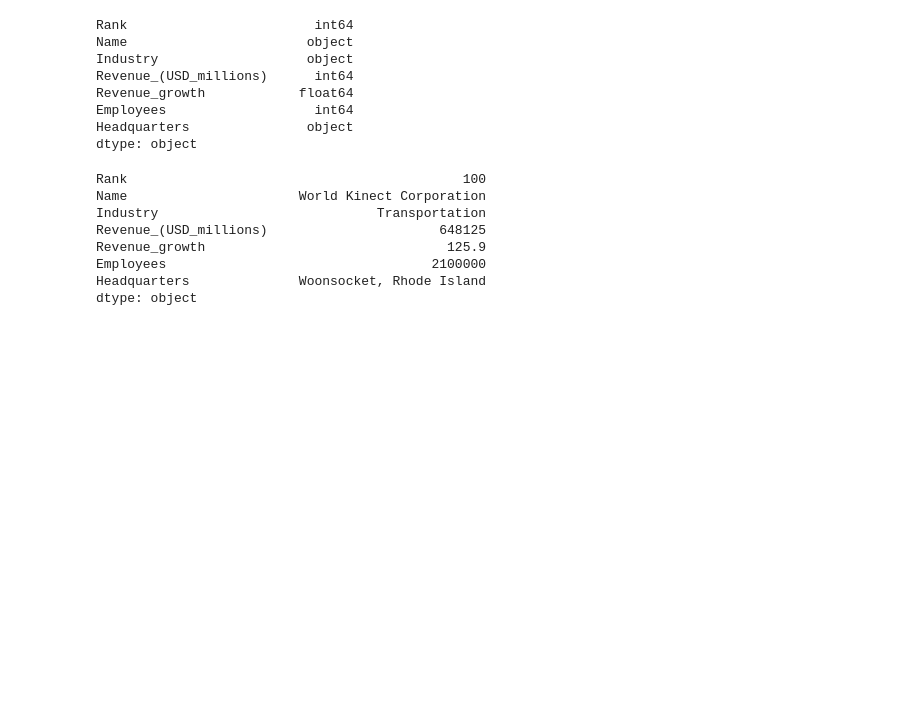
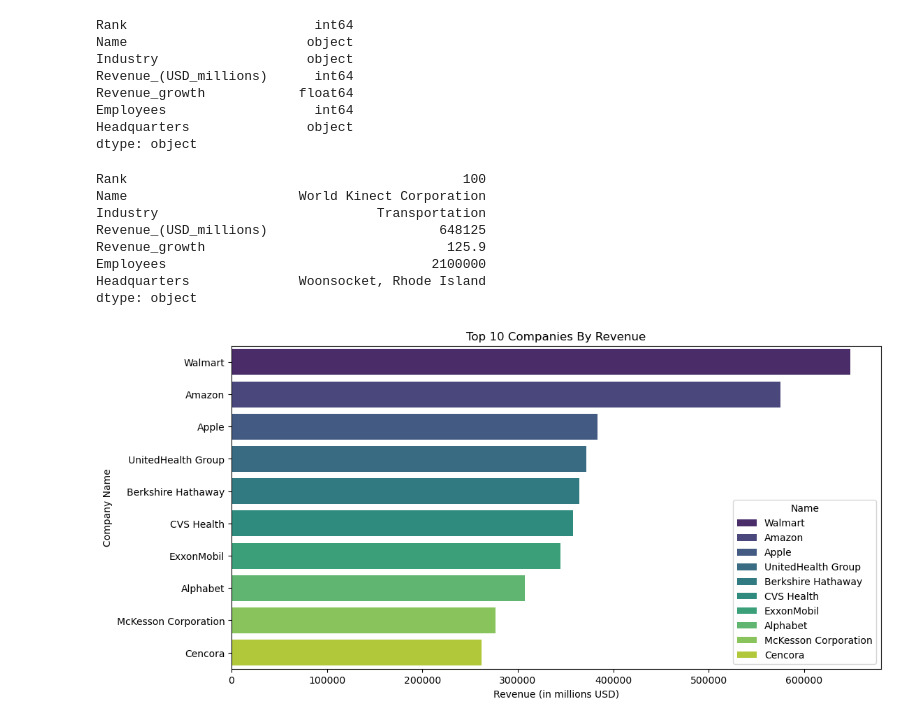
Before and after one commit to adhishakya/Web_Scraping_And_Analysis_US_Companies_Revenue, a Jupyter notebook: Web_Scraping_And_Analysis_US_Companies_Revenue.ipynb, the cells around one changed output. Cells and saved outputs as stored; diff of their text form; code cells hidden in the pictures; blank space fills up the shorter version.

Commit message:
visualizations drawn

```diff
--- a/Web_Scraping_And_Analysis_US_Companies_Revenue.ipynb
+++ b/Web_Scraping_And_Analysis_US_Companies_Revenue.ipynb
@@ -150,0 +155,10 @@ dtype: object
+# %%
+top_companies = df.nlargest(10, 'Revenue_(USD_millions)')
+plt.figure(figsize = (12,6))
+sns.barplot(data = top_companies, x = 'Revenue_(USD_millions)', y = 'Name', hue = 'Name', palette = 'viridis', legend = True)
+plt.xlabel('Revenue (in millions USD)')
+plt.ylabel('Company Name')
+plt.title('Top 10 Companies By Revenue')
+plt.show()
+# %% [output]
+[figure, added]
```
Also changed, not shown: parts of 6 cells of this notebook.
